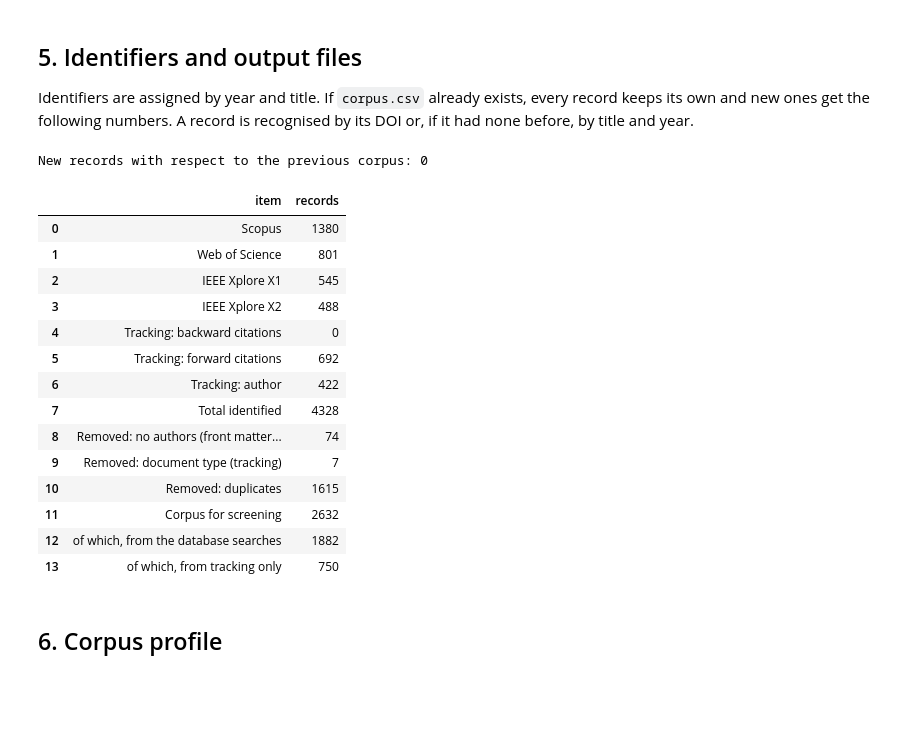
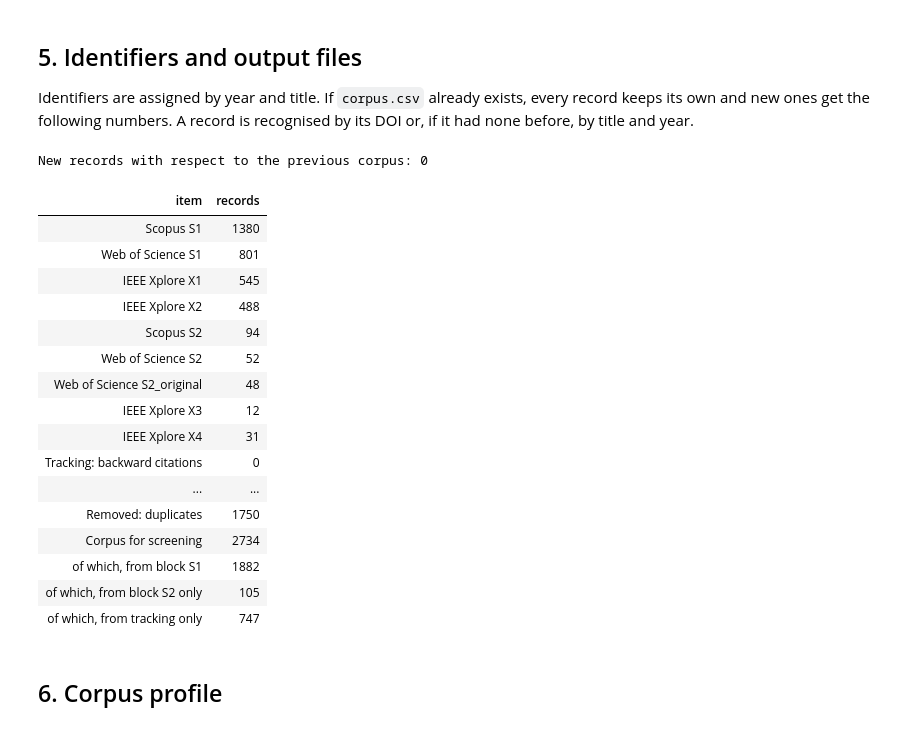
Before and after one commit to telmomm/CERTA, a Jupyter notebook: WP0-state-of-the-art/T0.2-search-and-deduplication/01_search_and_deduplication.ipynb, the cells around one changed output. Cells and saved outputs as stored; diff of their text form; code cells hidden in the pictures; blank space fills up the shorter version.

```diff
--- a/WP0-state-of-the-art/T0.2-search-and-deduplication/01_search_and_deduplication.ipynb
+++ b/WP0-state-of-the-art/T0.2-search-and-deduplication/01_search_and_deduplication.ipynb
@@ -177,6 +209,7 @@ records with authors: 4247 | unique: 2632
 # %%
 # Scopus first: it carries the references for T0.4. Tracking goes last so that existing records are not altered
 PRIORITY = {b: n for n, b in enumerate(DATABASES + list(T04_SOURCES))}
+BLOCKS = {"S1": 0, "S2": 1, "tracking": 2}
 IN_SCOPUS = ["scopus"] + list(T04_SOURCES)
 
 def first_non_empty(series):
@@ -192,6 +225,7 @@ for _, g in rec.sort_values("database", key=lambda s: s.map(PRIORITY)).groupby("
         "abstract": max(g["abstract"], key=len),
         "keywords": "; ".join(v for v in g["keywords"] if v),
         "databases": "+".join(sorted(set(g["database"]), key=PRIORITY.get)),
+        "blocks": "+".join(sorted(set(g["block"]), key=BLOCKS.get)),
         "id_scopus": first_non_empty(g.loc[g["database"].isin(IN_SCOPUS), "db_id"]),
         "id_wos": first_non_empty(g.loc[g["database"] == "wos", "db_id"]),
         "id_ieee": first_non_empty(g.loc[g["database"] == "ieee", "db_id"]),
@@ -204,5 +238,4 @@ rep = corpus[corpus["title_key"].str.len() >= 25].groupby("title_key")["title"].
 codes = {c: f"V{n:03d}" for n, c in enumerate(sorted(corpus.loc[rep[rep].index, "title_key"].unique()), 1)}
 corpus["possible_version"] = corpus["title_key"].where(corpus.index.isin(rep[rep].index), "").map(lambda c: codes.get(c, ""))
 print("records in possible-version groups:", (corpus["possible_version"] != "").sum(), "in", len(codes), "groups")
-corpus[corpus["possible_version"] != ""].sort_values("possible_version")[["possible_version", "year", "doi", "source", "title"]].head(12)
 # %% [output]
@@ -231,11 +253,11 @@ def retrieved(df, k):
         return (df["doi"] == k["doi"]).any()
     return df["title"].str.lower().str.contains(k["title_contains"], regex=False).any()
 
-table = control[["id", "reference"]].copy()
-for database in DATABASES:
-    table[database] = [retrieved(raw[raw["database"] == database], k) for _, k in control.iterrows()]
-table["any"] = table[DATABASES].any(axis=1)
-
-print(table[DATABASES + ["any"]].sum().rename("retrieved out of %d" % len(table)))
-table[~table[DATABASES].all(axis=1)].replace({True: "yes", False: "—"})
+found = control[["id", "reference"]].copy()
+for column, mask in [*[(d, raw["database"] == d) for d in DATABASES], ("S1", raw["block"] == "S1"),
+                     ("S2", raw["block"] == "S2"), ("corpus", raw.index == raw.index)]:
+    found[column] = [retrieved(raw[mask], k) for _, k in control.iterrows()]
+expected = found["id"].map(lambda i: "S2" if int(i[1:]) >= 25 else "S1")
+print("Retrieved by their block:", int(sum(found.at[i, b] for i, b in expected.items())), "of", len(found))
+table(found[~found[DATABASES + ["S1", "S2"]].all(axis=1)].replace({True: "yes", False: "—"}))
 # %% [output]
@@ -265,64 +289,67 @@ corpus["key"] = corpus["doi"].where(corpus["doi"] != "", corpus["key_t"])
 corpus = corpus.sort_values(["year", "title_key", "doi"]).reset_index(drop=True)
 
 previous, earlier = {}, set()
-if Path("corpus.csv").exists():
-    old = pd.read_csv("corpus.csv", dtype=str).fillna("")
+if CORPUS.exists():
+    old = pd.read_csv(CORPUS, dtype=str).fillna("")
     previous = dict(zip(old["key"], old["id"]))
     earlier = set(old["id"])
 next_n = max([int(i[1:]) for i in previous.values()], default=0) + 1
 ids = []
 for k, kt in zip(corpus["key"], corpus["key_t"]):
     rid = previous.get(k) or previous.get(kt)
     if rid is None:
         rid = f"R{next_n:04d}"
         next_n += 1
     ids.append(rid)
 corpus["id"] = ids
 assert corpus["id"].is_unique
 lost = earlier - set(ids)
 assert not lost, f"identifiers that disappear: {sorted(lost)[:10]}"
 print("New records with respect to the previous corpus:", len(set(ids) - earlier))
 
-columns = ["id", "databases", "year", "title", "authors", "source", "type", "language", "doi",
+columns = ["id", "databases", "blocks", "year", "title", "authors", "source", "type", "language", "doi",
            "possible_version", "abstract", "keywords", "id_scopus", "id_wos", "id_ieee", "key"]
-corpus.sort_values("id")[columns].to_csv("corpus.csv", index=False, encoding="utf-8")
+corpus.sort_values("id")[columns].to_csv(CORPUS, index=False, encoding="utf-8")
 
-from_databases = corpus["databases"].str.contains("|".join(DATABASES))
+in_s1 = corpus["blocks"].str.contains("S1")
+new_s2 = corpus["blocks"].str.contains("S2") & ~in_s1
+NAMES = {"scopus": "Scopus", "wos": "Web of Science", "ieee": "IEEE Xplore"}
 counts = pd.DataFrame([
-    ("Scopus", (raw["database"] == "scopus").sum()),
-    ("Web of Science", (raw["database"] == "wos").sum()),
-    ("IEEE Xplore X1", ((raw["database"] == "ieee") & (raw["query"] == "X1")).sum()),
-    ("IEEE Xplore X2", ((raw["database"] == "ieee") & (raw["query"] == "X2")).sum()),
-    *[(f"Tracking: {database.replace('_', ' ')}", (raw["database"] == database).sum()) for database in T04_SOURCES],
+    *[(f"{NAMES[d]} {q}", int(((raw["database"] == d) & (raw["query"] == q)).sum()))
+      for d, q, _, _ in QUERIES if f"{d} {q}" not in pending],
+    *[(f"Tracking: {database.replace('_', ' ')}", int((raw["database"] == database).sum())) for database in T04_SOURCES],
     ("Total identified", len(raw)),
     ("Removed: no authors (front matter, proceedings, standards)", int(front_matter.sum())),
     ("Removed: document type (tracking)", int(other_type.sum())),
     ("Removed: duplicates", len(rec) - len(corpus)),
     ("Corpus for screening", len(corpus)),
-    ("  of which, from the database searches", int(from_databases.sum())),
-    ("  of which, from tracking only", int((~from_databases).sum())),
+    ("  of which, from block S1", int(in_s1.sum())),
+    ("  of which, from block S2 only", int(new_s2.sum())),
+    ("  of which, from tracking only", int((corpus["blocks"] == "tracking").sum())),
 ], columns=["item", "records"])
-counts.to_csv("counts.csv", index=False, encoding="utf-8")
-if from_databases.sum() > CORPUS_THRESHOLD:
-    print(f"WARNING: the corpus exceeds the protocol threshold of {CORPUS_THRESHOLD}")
-counts
+counts.to_csv(COUNTS, index=False, encoding="utf-8")
+if new_s2.sum() > S2_LIMIT:
+    print(f"WARNING: S2 adds {new_s2.sum()} new records, above the protocol limit of {S2_LIMIT}")
+table(counts)
 # %% [output]
 New records with respect to the previous corpus: 0
-|  | item | records |
-| 0 | Scopus | 1380 |
-| 1 | Web of Science | 801 |
-| 2 | IEEE Xplore X1 | 545 |
-| 3 | IEEE Xplore X2 | 488 |
-| 4 | Tracking: backward citations | 0 |
-| 5 | Tracking: forward citations | 692 |
-| 6 | Tracking: author | 422 |
-| 7 | Total identified | 4328 |
-| 8 | Removed: no authors (front matter... | 74 |
-| 9 | Removed: document type (tracking) | 7 |
-| 10 | Removed: duplicates | 1615 |
-| 11 | Corpus for screening | 2632 |
-| 12 | of which, from the database searches | 1882 |
-| 13 | of which, from tracking only | 750 |
+| item | records |
+| Scopus S1 | 1380 |
+| Web of Science S1 | 801 |
+| IEEE Xplore X1 | 545 |
+| IEEE Xplore X2 | 488 |
+| Scopus S2 | 94 |
+| Web of Science S2 | 52 |
+| Web of Science S2_original | 48 |
+| IEEE Xplore X3 | 12 |
+| IEEE Xplore X4 | 31 |
+| Tracking: backward citations | 0 |
+| ... | ... |
+| Removed: duplicates | 1750 |
+| Corpus for screening | 2734 |
+| of which, from block S1 | 1882 |
+| of which, from block S2 only | 105 |
+| of which, from tracking only | 747 |
 # %% [markdown]
 ## 6. Corpus profile
 # %%
```
Also changed, not shown: parts of 19 cells of this notebook, 12 other files.
